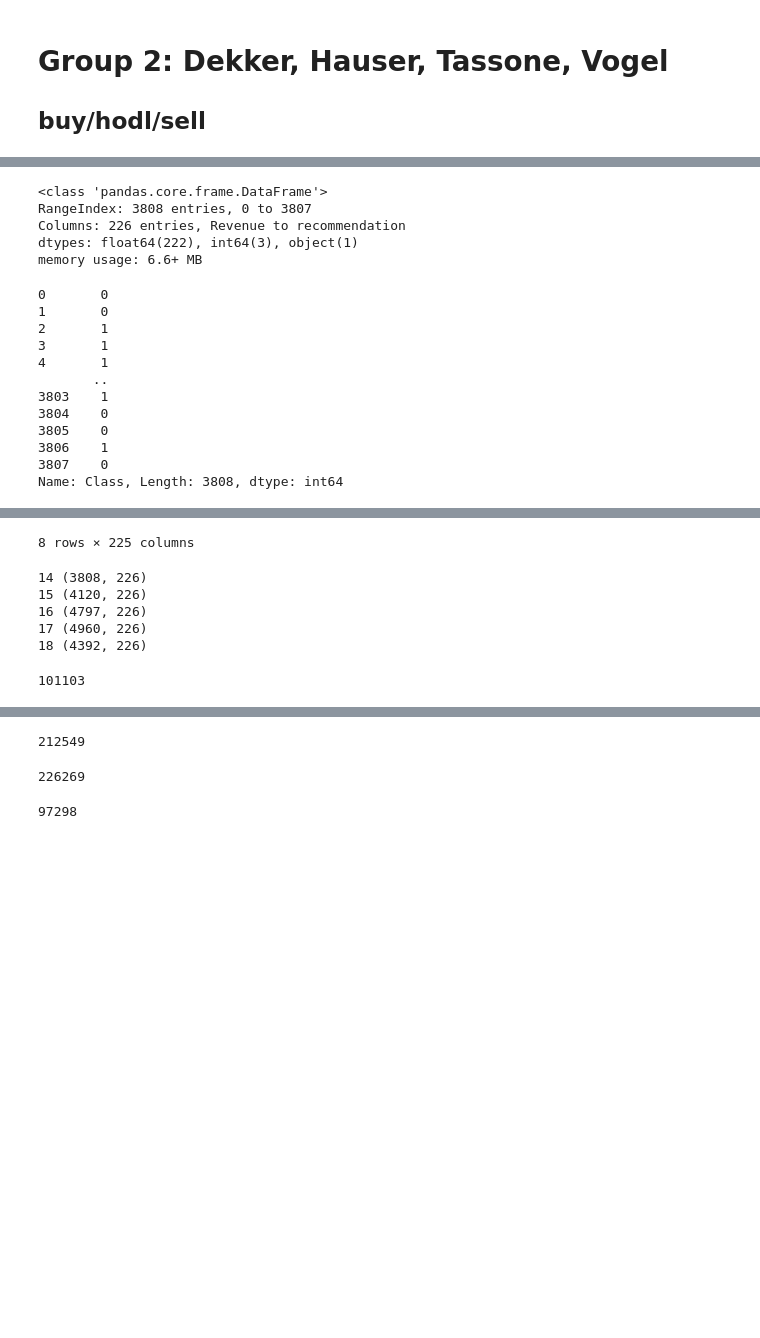
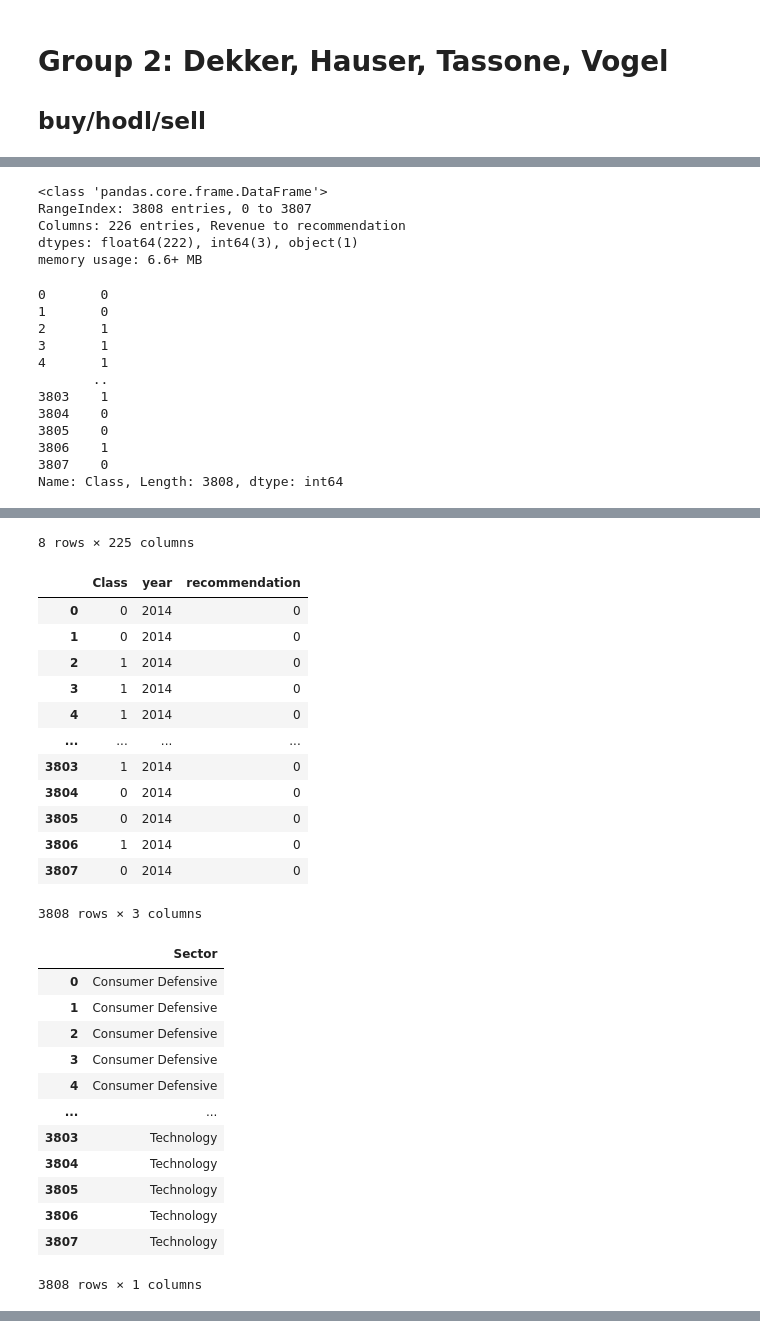
Before and after one commit to AtK42/ML_stonks_2021, a Jupyter notebook: Group2_ML_Project.ipynb, the cells around one changed output, grey strips where cells are left out. Saved outputs shown, nothing was run; the diff lists cells and outputs as text; code cells hidden in the pictures; blank space fills up the shorter version.

```diff
--- a/Group2_ML_Project.ipynb
+++ b/Group2_ML_Project.ipynb
@@ -66,6 +70,15 @@ df14.columns
 df14.info() #we have mostly floats, but also 3 integer variables and 1 object variable (-> see 'One-Hot-Encoding' or 'LabelEncoding')
 df14['Class']
 df14.describe()
+#check which are the integer and object variables
+df14.select_dtypes(include = ['integer']) #class, year & recommendation
+df14.select_dtypes(include = ['object']) #sector
+
+
+df15.info()
+df16.info()
+df17.info()
+df18.info()
 
 #dimensions for each data set
 year = 14
@@ -89,36 +102,56 @@ Index(['Revenue', 'Revenue Growth', 'Cost of Revenue', 'Gross Profit',
        'R&D Expense Growth', 'SG&A Expenses Growth', 'Sector', 'PRICE_VAR',
        'Class', 'year', 'recommendation'],
       dtype='object', length=226)
 <class 'pandas.core.frame.DataFrame'>
 RangeIndex: 3808 entries, 0 to 3807
 Columns: 226 entries, Revenue to recommendation
 dtypes: float64(222), int64(3), object(1)
 memory usage: 6.6+ MB
 0       0
 1       0
 2       1
 3       1
 4       1
        ..
 3803    1
 3804    0
 3805    0
 3806    1
 3807    0
 Name: Class, Length: 3808, dtype: int64
 |  | Revenue | Revenue Growth | Cost of Revenue | Gross Profit | R&D Expenses | SG&A Expense | ... |
 | count | 3.764000e+03 | 3572.000000 | 3.734000e+03 | 3.756000e+03 | 3.672000e+03 | 3.749000e+03 | ... |
 | mean | 5.879050e+09 | 12.954244 | 3.700973e+09 | 2.188214e+09 | 9.401830e+07 | 9.307406e+08 | ... |
 | std | 3.901741e+10 | 705.605473 | 3.040688e+10 | 1.159028e+10 | 6.408912e+08 | 4.820928e+09 | ... |
 | min | -6.276160e+08 | -1.773200 | -5.455740e+08 | -1.105000e+09 | -1.500000e+05 | 0.000000e+00 | ... |
 | 25% | 5.788880e+07 | -0.002350 | 3.135714e+06 | 3.092900e+07 | 0.000000e+00 | 1.548900e+07 | ... |
 | 50% | 4.349010e+08 | 0.061850 | 1.414420e+08 | 1.908760e+08 | 0.000000e+00 | 7.381800e+07 | ... |
 | 75% | 2.393625e+09 | 0.188875 | 1.199844e+09 | 8.922534e+08 | 9.911000e+06 | 3.510000e+08 | ... |
 | max | 1.824698e+12 | 42138.663900 | 1.537249e+12 | 4.621600e+11 | 1.153700e+10 | 1.856830e+11 | ... |
 8 rows × 225 columns
+|  | Class | year | recommendation |
+| 0 | 0 | 2014 | 0 |
+| 1 | 0 | 2014 | 0 |
+| 2 | 1 | 2014 | 0 |
+| 3 | 1 | 2014 | 0 |
+| 4 | 1 | 2014 | 0 |
+| ... | ... | ... | ... |
+| 3803 | 1 | 2014 | 0 |
+| 3804 | 0 | 2014 | 0 |
+| 3805 | 0 | 2014 | 0 |
+| 3806 | 1 | 2014 | 0 |
+| 3807 | 0 | 2014 | 0 |
-14 (3808, 226)
-15 (4120, 226)
-16 (4797, 226)
-17 (4960, 226)
-18 (4392, 226)
+3808 rows × 3 columns
+|  | Sector |
+| 0 | Consumer Defensive |
+| 1 | Consumer Defensive |
+| 2 | Consumer Defensive |
+| 3 | Consumer Defensive |
+| 4 | Consumer Defensive |
+| ... | ... |
+| 3803 | Technology |
+| 3804 | Technology |
+| 3805 | Technology |
+| 3806 | Technology |
+| 3807 | Technology |
-101103
+3808 rows × 1 columns
@@ -126,3 +174,0 @@ Name: Class, Length: 3808, dtype: int64
-212549
-226269
-97298
```
Also changed, not shown: parts of 20 cells of this notebook.
